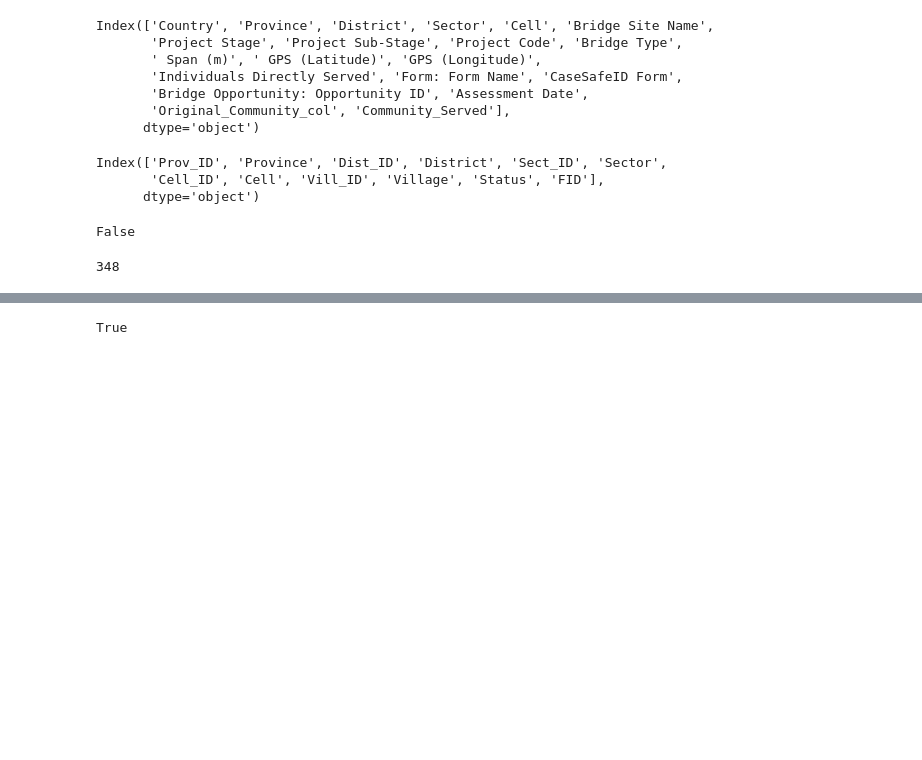
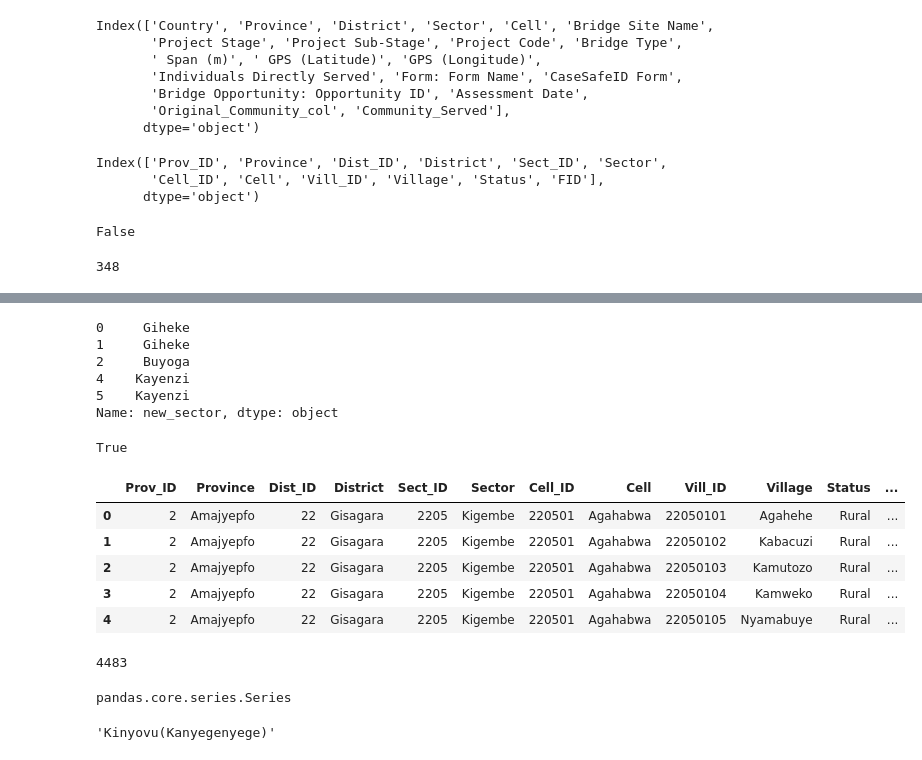
Before and after one commit to BloomTech-Labs/Labs25-Bridges_to_Prosperity-TeamC-ds, a Jupyter notebook: notebooks/cleaningv2.ipynb, the cells around one changed output, grey strips where cells are left out. Drawn from its saved outputs; the diff is of its cells as text; code cells hidden in the pictures; blank space fills up the shorter version.

Commit message:
continued cleaning cell values

```diff
--- a/notebooks/cleaningv2.ipynb
+++ b/notebooks/cleaningv2.ipynb
@@ -195,8 +287,16 @@ len(x)
 # Strip sectors down to single sector names
 # with regular expressions
 import re
-melted_df['new_sector'] = [re.split("-|~|_|(sector)|(Sector)|(cell)|\(|~", i)[0] for i in melted_df['Sector']]
-melted_df['new_sector'] = melted_df['new_sector'].str.replace(" ","")
-melted_df['new_sector']
+
+b2p_df['new_sector'] = [re.split("-|~|_|(sector)|(Sector)|(cell)|\(|~", str(i))[0] for i in b2p_df['Sector']]
+b2p_df['new_sector'] = b2p_df['new_sector'].str.replace(" ","")
+b2p_df['new_sector'].head()
+# %% [output]
+0     Giheke
+1     Giheke
+2     Buyoga
+4    Kayenzi
+5    Kayenzi
+Name: new_sector, dtype: object
 # %%
 # confirm that df sector list is less than gov list of sectors - important
@@ -204,2 +304,14 @@ melted_df['new_sector'].nunique() < gov_df['Sector'].nunique()
 # %% [output]
 True
+# %%
+# we group df by province district and sector.
+# get the count of the number of timex that a particular village is in that grouping.
+
+gov_df.head()
+# %% [output]
+|  | Prov_ID | Province | Dist_ID | District | Sect_ID | Sector | Cell_ID | Cell | Vill_ID | Village | Status | ... |
+| 0 | 2 | Amajyepfo | 22 | Gisagara | 2205 | Kigembe | 220501 | Agahabwa | 22050101 | Agahehe | Rural | ... |
+| 1 | 2 | Amajyepfo | 22 | Gisagara | 2205 | Kigembe | 220501 | Agahabwa | 22050102 | Kabacuzi | Rural | ... |
+| 2 | 2 | Amajyepfo | 22 | Gisagara | 2205 | Kigembe | 220501 | Agahabwa | 22050103 | Kamutozo | Rural | ... |
+| 3 | 2 | Amajyepfo | 22 | Gisagara | 2205 | Kigembe | 220501 | Agahabwa | 22050104 | Kamweko | Rural | ... |
+| 4 | 2 | Amajyepfo | 22 | Gisagara | 2205 | Kigembe | 220501 | Agahabwa | 22050105 | Nyamabuye | Rural | ... |
@@ -205,0 +322,8 @@ True
+# %%
+len(test_list)
+# %% [output]
+4483
+# %%
+type(b2p_df['Cell']
+# %% [output]
+pandas.core.series.Series
@@ -205,0 +339,4 @@ True
+# %%
+b2p_df['Cell'][198]
+# %% [output]
+'Kinyovu(Kanyegenyege)'
```
Also changed, not shown: parts of 17 cells of this notebook.
